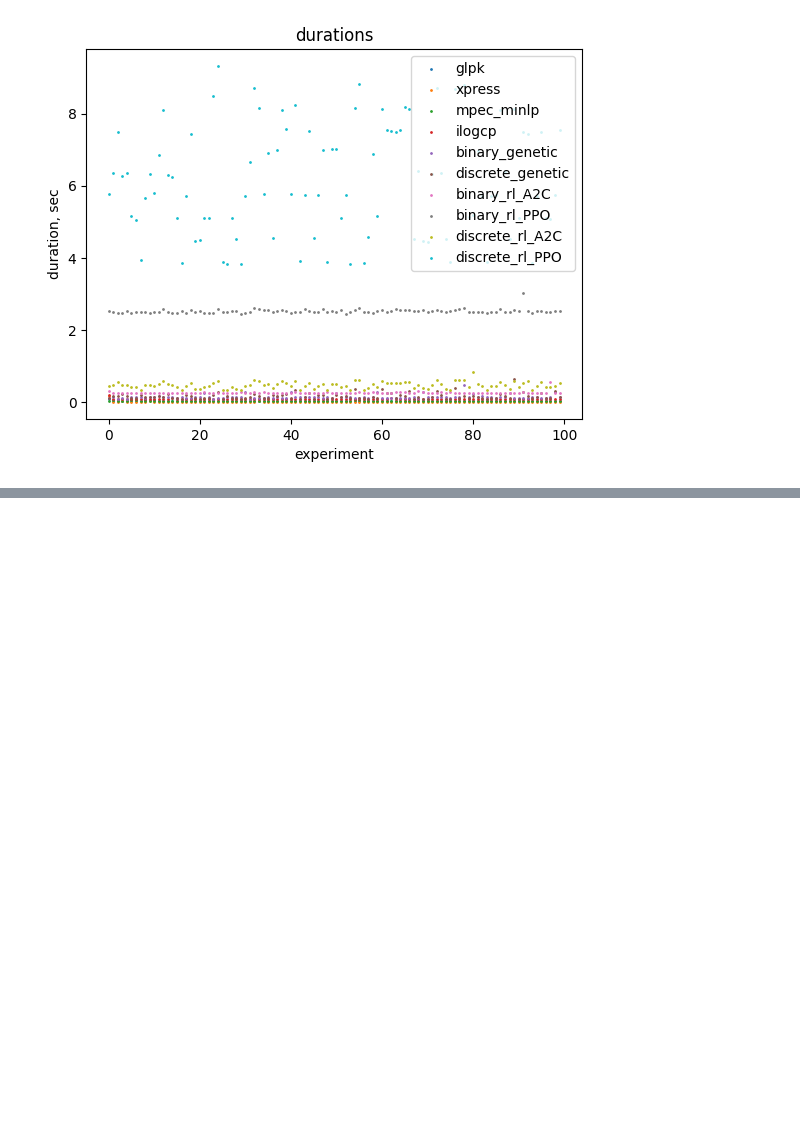
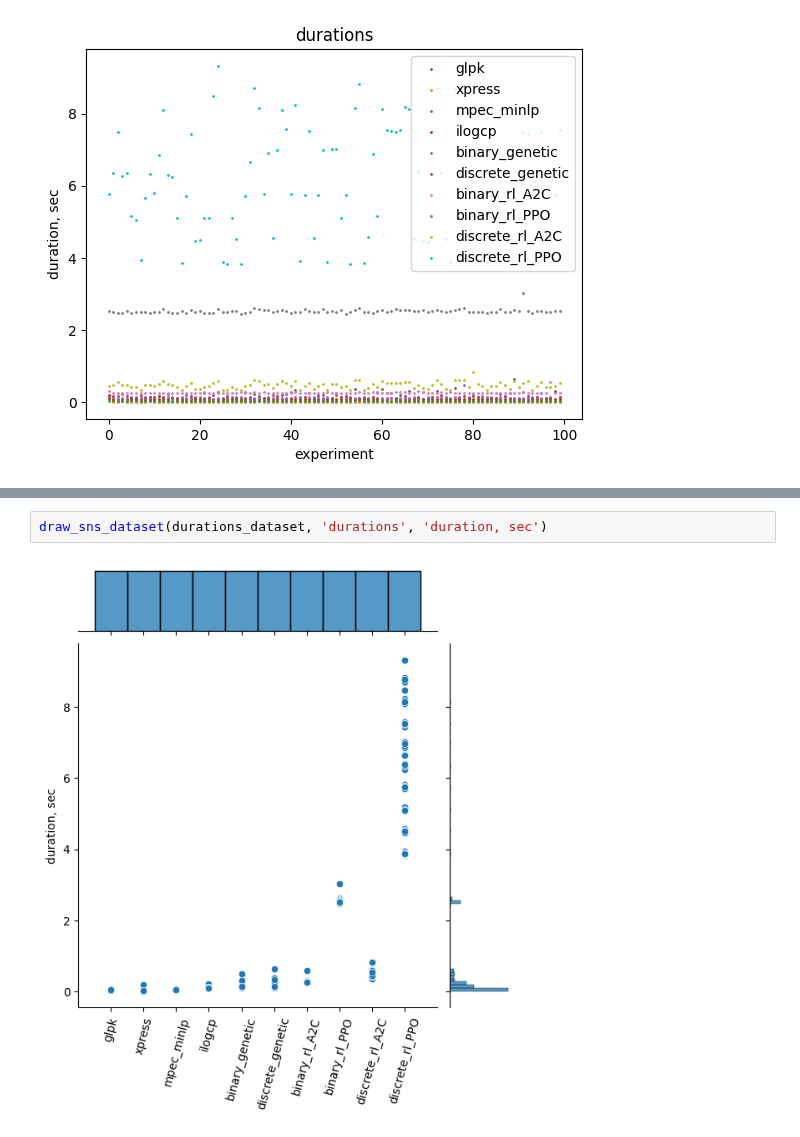
Before and after one commit to Dambr/yewking, a Jupyter notebook: task_description/draw_dataset.ipynb, the cells around one changed output, grey strips where cells are left out. Cells and saved outputs as stored; diff of their text form; blank space fills up the shorter version.

```diff
--- a/task_description/draw_dataset.ipynb
+++ b/task_description/draw_dataset.ipynb
@@ -164,0 +180,4 @@ draw_dataset(durations_dataset, 'durations', 'duration, sec')
+# %%
+draw_sns_dataset(durations_dataset, 'durations', 'duration, sec')
+# %% [output]
+[figure, added]
```
Also changed, not shown: parts of 3 cells of this notebook.
